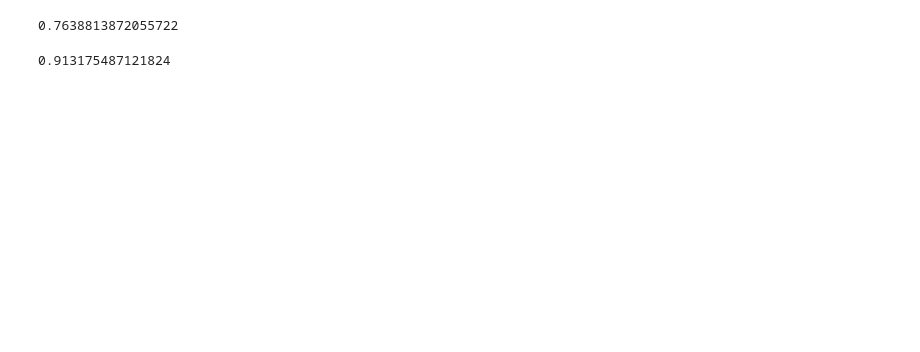
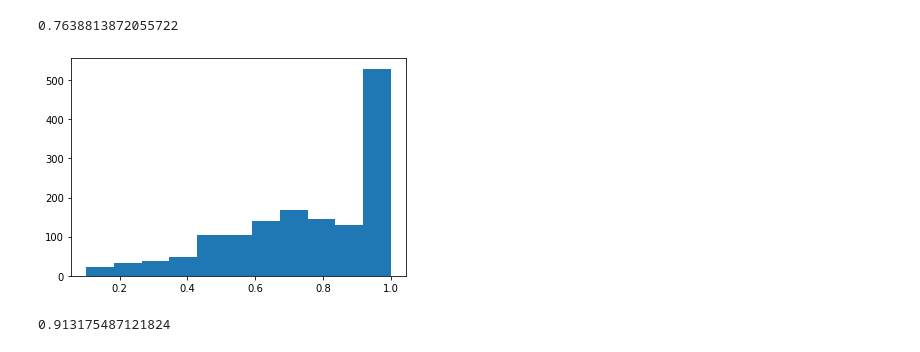
Before and after one commit to wfschneidergroup/zse_manuscript, a Jupyter notebook: results_code/similarity-heat-map.ipynb, the cells around one changed output. Saved outputs shown, nothing was run; the diff lists cells and outputs as text; code cells hidden in the pictures; blank space fills up the shorter version.

```diff
--- a/results_code/similarity-heat-map.ipynb
+++ b/results_code/similarity-heat-map.ipynb
@@ -138,6 +191,7 @@ file2 = 'crum_rings.txt'
 fws = get_all_fws()
 similarity = 0
 counter = 0
+sims = []
 for f in fws:
     gt = get_fw_data(file1,f)[0]
     st = get_fw_data(file2,f)[0]
@@ -147,10 +201,16 @@ for f in fws:
         s = sim(gr,sr)
         similarity+=s
         counter += 1
+        sims.append(s)
 #         print(f,t,s)
 print(similarity/counter)
 # %% [output]
 0.7638813872055722
+# %%
+plt.hist(sims,bins=11)
+plt.show()
+# %% [output]
+[figure, added]
 # %%
 file1 = 'sastre_rings.txt'
 file2 = 'crum_rings.txt'
```
Also changed, not shown: parts of 10 cells of this notebook, 11 other files.
